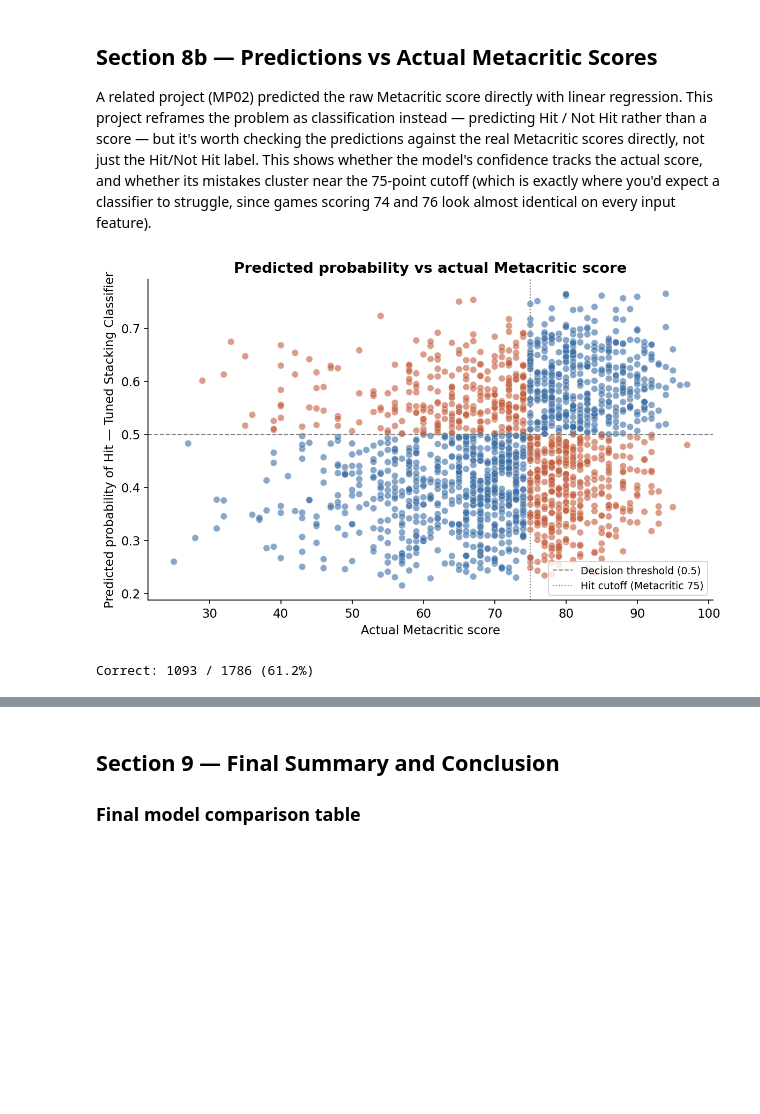
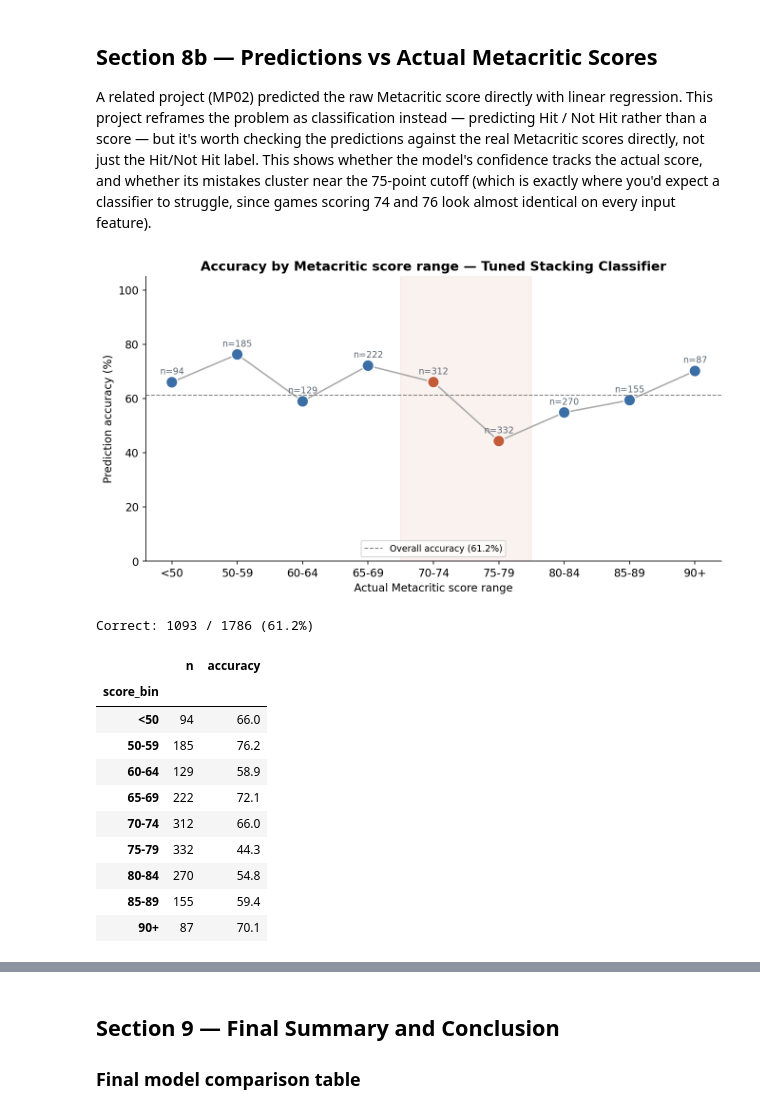
Before and after one commit to brighthikaru/game-success-classifier, a Jupyter notebook: notebooks/MP03_Game_Success_Classifier.ipynb, the cells around one changed output, grey strips where cells are left out. Saved outputs shown, nothing was run; the diff lists cells and outputs as text; code cells hidden in the pictures; blank space fills up the shorter version.

Commit message:
Add full-range prediction comparison and per-class accuracy breakdown

```diff
--- a/notebooks/MP03_Game_Success_Classifier.ipynb
+++ b/notebooks/MP03_Game_Success_Classifier.ipynb
@@ -1361,30 +1359,68 @@ A related project (MP02) predicted the raw Metacritic score directly with linear
 # %%
 # Build a comparison table: actual Metacritic score vs the tuned model's prediction
 test_comparison = df.loc[X_test.index, ['name', 'metacritic', 'hit']].copy()
 test_comparison['predicted_hit']  = tuned_preds
 test_comparison['predicted_prob'] = tuned_proba
 test_comparison['correct']        = test_comparison['hit'] == test_comparison['predicted_hit']
 
-# Scatter: actual Metacritic score (x) vs predicted probability of being a Hit (y)
-fig, ax = plt.subplots(figsize=(8, 5))
-colors = test_comparison['correct'].map({True: BLUE, False: CORAL})
-ax.scatter(test_comparison['metacritic'], test_comparison['predicted_prob'],
-           c=colors, alpha=0.6, edgecolor='white', linewidth=0.3)
-ax.axhline(0.5, color='gray', linestyle='--', linewidth=1, label='Decision threshold (0.5)')
-ax.axvline(75,  color='gray', linestyle=':',  linewidth=1, label='Hit cutoff (Metacritic 75)')
-ax.set_xlabel("Actual Metacritic score")
-ax.set_ylabel(f"Predicted probability of Hit — Tuned {tune_name}")
-ax.set_title("Predicted probability vs actual Metacritic score", fontweight="bold")
-ax.legend(loc='lower right', fontsize=9)
+# A raw scatter of 1,786 points is too cluttered to read cleanly, so instead we bin
+# actual Metacritic score into ranges and plot accuracy per bin — a dot-and-line
+# chart that shows the same story (does accuracy hold up near the 75 cutoff?)
+# far more clearly than an overlapping cloud of points would.
+bin_edges  = [0, 50, 60, 65, 70, 75, 80, 85, 90, 101]
+bin_labels = ['<50', '50-59', '60-64', '65-69', '70-74', '75-79', '80-84', '85-89', '90+']
+test_comparison['score_bin'] = pd.cut(
+    test_comparison['metacritic'], bins=bin_edges, labels=bin_labels, right=False
+)
+
+bin_stats = (test_comparison.groupby('score_bin', observed=True)
+             .agg(n=('correct', 'size'), accuracy=('correct', 'mean'))
+             .reindex(bin_labels)
+             .dropna())
+
+overall_accuracy = test_comparison['correct'].mean()
+near_cutoff = {'70-74', '75-79'}
+dot_colors = [CORAL if b in near_cutoff else BLUE for b in bin_stats.index]
+
+fig, ax = plt.subplots(figsize=(9, 5))
+ax.plot(bin_stats.index, bin_stats['accuracy'] * 100, color='#AAAAAA', linewidth=1.5, zorder=1)
+ax.scatter(bin_stats.index, bin_stats['accuracy'] * 100, s=140, c=dot_colors,
+           edgecolor='white', linewidth=1.2, zorder=2)
+ax.axhline(overall_accuracy * 100, color='gray', linestyle='--', linewidth=1,
+           label=f'Overall accuracy ({overall_accuracy*100:.1f}%)')
+ax.axvspan(3.5, 5.5, color=CORAL, alpha=0.08, zorder=0)  # shades the 70-74 / 75-79 bins
+
+for i, (label, row) in enumerate(bin_stats.iterrows()):
+    ax.annotate(f"n={int(row['n'])}", (i, row['accuracy'] * 100 + 3),
+                ha='center', fontsize=9, color='#5B6673')
+
+ax.set_ylim(0, 105)
+ax.set_xlabel("Actual Metacritic score range")
+ax.set_ylabel("Prediction accuracy (%)")
+ax.set_title(f"Accuracy by Metacritic score range — Tuned {tune_name}", fontweight="bold")
+ax.legend(loc='lower center', fontsize=9)
 plt.tight_layout()
 plt.savefig("../outputs/predicted_vs_actual.png", bbox_inches="tight")
 plt.show()
 
 print(f"Correct: {test_comparison['correct'].sum()} / {len(test_comparison)} "
       f"({test_comparison['correct'].mean()*100:.1f}%)")
+print()
+display(bin_stats.assign(accuracy=(bin_stats['accuracy'] * 100).round(1)))
 # %% [output]
-[figure, old version]
+[figure, new version]
 Correct: 1093 / 1786 (61.2%)
+|  | n | accuracy |
+| score_bin |  |  |
+| <50 | 94 | 66.0 |
+| 50-59 | 185 | 76.2 |
+| 60-64 | 129 | 58.9 |
+| 65-69 | 222 | 72.1 |
+| 70-74 | 312 | 66.0 |
+| 75-79 | 332 | 44.3 |
+| 80-84 | 270 | 54.8 |
+| 85-89 | 155 | 59.4 |
+| 90+ | 87 | 70.1 |
 # %%
 # A few concrete examples, sorted by distance from the 75-point cutoff
 examples = test_comparison.assign(dist_from_cutoff=(test_comparison['metacritic'] - 75).abs())
```
Also changed, not shown: parts of 13 cells of this notebook, 2 other files.
